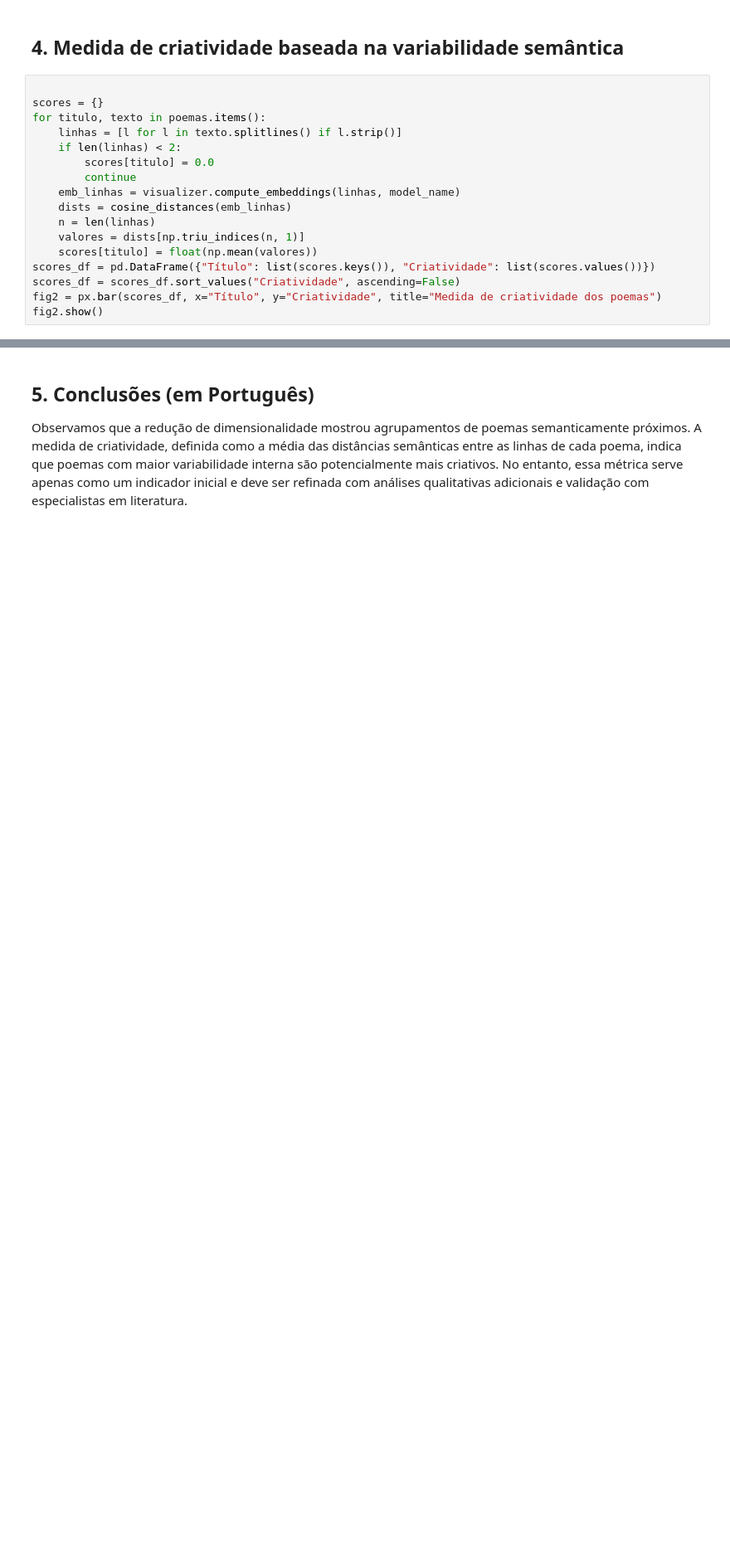
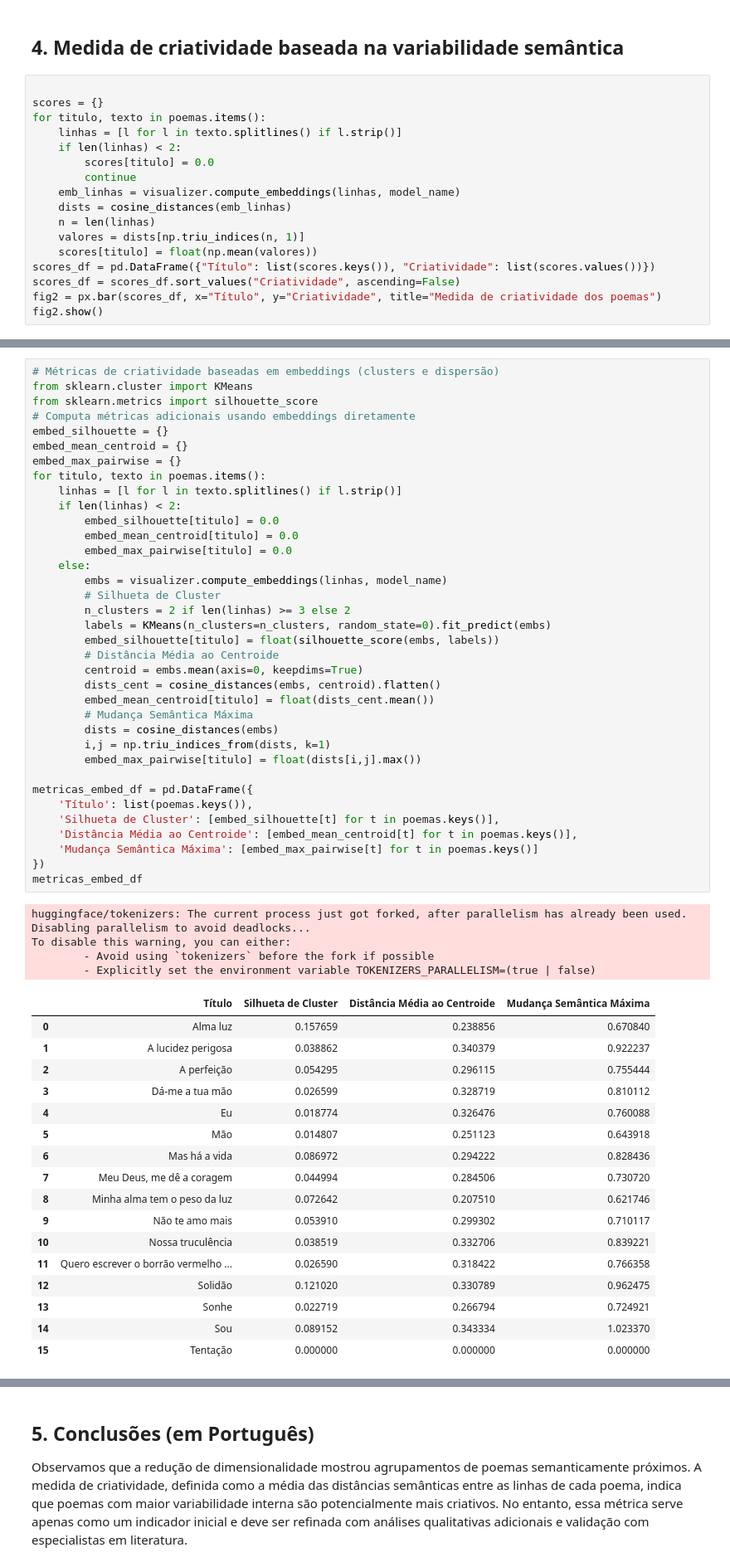
Before and after one commit to joaomadruga/embedding-visualizer, a Jupyter notebook: clarice_poemas_embeddings.ipynb, the cells around one changed output, grey strips where cells are left out. Shown at 83% size. Cells and saved outputs as stored; diff of their text form; blank space fills up the shorter version.

```diff
--- a/clarice_poemas_embeddings.ipynb
+++ b/clarice_poemas_embeddings.ipynb
@@ -69,0 +126,58 @@ fig2.show()
+# %%
+# Métricas de criatividade baseadas em embeddings (clusters e dispersão)
+from sklearn.cluster import KMeans
+from sklearn.metrics import silhouette_score
+# Computa métricas adicionais usando embeddings diretamente
+embed_silhouette = {}
+embed_mean_centroid = {}
+embed_max_pairwise = {}
+for titulo, texto in poemas.items():
+    linhas = [l for l in texto.splitlines() if l.strip()]
+    if len(linhas) < 2:
+        embed_silhouette[titulo] = 0.0
+        embed_mean_centroid[titulo] = 0.0
+        embed_max_pairwise[titulo] = 0.0
+    else:
+        embs = visualizer.compute_embeddings(linhas, model_name)
+        # Silhueta de Cluster
+        n_clusters = 2 if len(linhas) >= 3 else 2
+        labels = KMeans(n_clusters=n_clusters, random_state=0).fit_predict(embs)
+        embed_silhouette[titulo] = float(silhouette_score(embs, labels))
+        # Distância Média ao Centroide
+        centroid = embs.mean(axis=0, keepdims=True)
+        dists_cent = cosine_distances(embs, centroid).flatten()
+        embed_mean_centroid[titulo] = float(dists_cent.mean())
+        # Mudança Semântica Máxima
+        dists = cosine_distances(embs)
+        i,j = np.triu_indices_from(dists, k=1)
+        embed_max_pairwise[titulo] = float(dists[i,j].max())
+
+metricas_embed_df = pd.DataFrame({
+    'Título': list(poemas.keys()),
+    'Silhueta de Cluster': [embed_silhouette[t] for t in poemas.keys()],
+    'Distância Média ao Centroide': [embed_mean_centroid[t] for t in poemas.keys()],
+    'Mudança Semântica Máxima': [embed_max_pairwise[t] for t in poemas.keys()]
+})
+metricas_embed_df
+# %% [output]
+huggingface/tokenizers: The current process just got forked, after parallelism has already been used. Disabling parallelism to avoid deadlocks...
+To disable this warning, you can either:
+        - Avoid using `tokenizers` before the fork if possible
+        - Explicitly set the environment variable TOKENIZERS_PARALLELISM=(true | false)
+|  | Título | Silhueta de Cluster | Distância Média ao Centroide | Mudança Semântica Máxima |
+| 0 | Alma luz | 0.157659 | 0.238856 | 0.670840 |
+| 1 | A lucidez perigosa | 0.038862 | 0.340379 | 0.922237 |
+| 2 | A perfeição | 0.054295 | 0.296115 | 0.755444 |
+| 3 | Dá-me a tua mão | 0.026599 | 0.328719 | 0.810112 |
+| 4 | Eu | 0.018774 | 0.326476 | 0.760088 |
+| 5 | Mão | 0.014807 | 0.251123 | 0.643918 |
+| 6 | Mas há a vida | 0.086972 | 0.294222 | 0.828436 |
+| 7 | Meu Deus, me dê a coragem | 0.044994 | 0.284506 | 0.730720 |
+| 8 | Minha alma tem o peso da luz | 0.072642 | 0.207510 | 0.621746 |
+| 9 | Não te amo mais | 0.053910 | 0.299302 | 0.710117 |
+| 10 | Nossa truculência | 0.038519 | 0.332706 | 0.839221 |
+| 11 | Quero escrever o borrão vermelho ... | 0.026590 | 0.318422 | 0.766358 |
+| 12 | Solidão | 0.121020 | 0.330789 | 0.962475 |
+| 13 | Sonhe | 0.022719 | 0.266794 | 0.724921 |
+| 14 | Sou | 0.089152 | 0.343334 | 1.023370 |
+| 15 | Tentação | 0.000000 | 0.000000 | 0.000000 |
```
Also changed, not shown: parts of 3 cells of this notebook.
